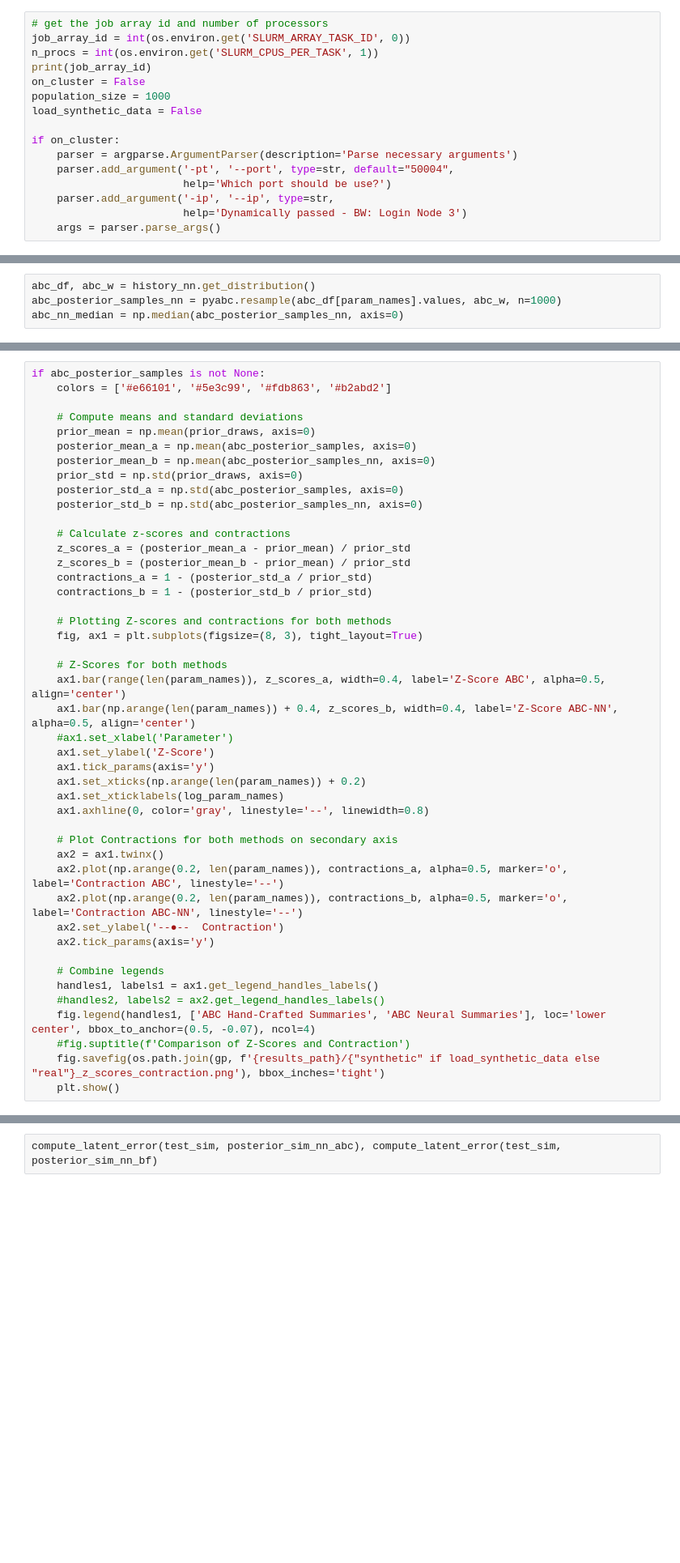
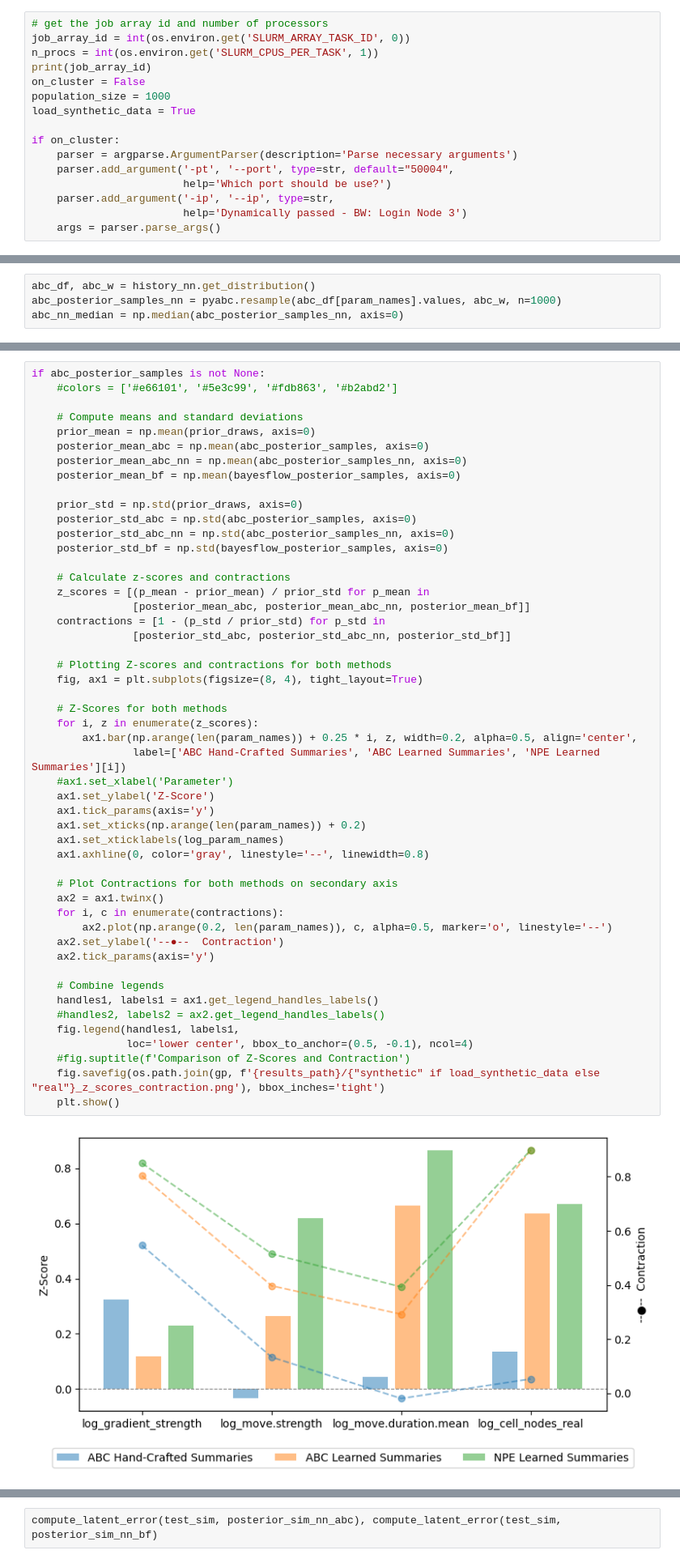
Before and after one commit to arrjon/CellMigration, a Jupyter notebook: learned_summaries/cell_migration_pyabc.ipynb, the cells around one changed output, grey strips where cells are left out. Shown at 81% size. Cells and saved outputs as stored; diff of their text form; blank space fills up the shorter version.

Commit message:
plots updated

```diff
--- a/learned_summaries/cell_migration_pyabc.ipynb
+++ b/learned_summaries/cell_migration_pyabc.ipynb
@@ -24,7 +24,7 @@ n_procs = int(os.environ.get('SLURM_CPUS_PER_TASK', 1))
 print(job_array_id)
 on_cluster = False
 population_size = 1000
-load_synthetic_data = False
+load_synthetic_data = True
 
 if on_cluster:
     parser = argparse.ArgumentParser(description='Parse necessary arguments')
@@ -484,46 +527,53 @@ plt.show()
 # %%
 if abc_posterior_samples is not None:
-    colors = ['#e66101', '#5e3c99', '#fdb863', '#b2abd2']
+    #colors = ['#e66101', '#5e3c99', '#fdb863', '#b2abd2']
 
     # Compute means and standard deviations
     prior_mean = np.mean(prior_draws, axis=0)
-    posterior_mean_a = np.mean(abc_posterior_samples, axis=0)
-    posterior_mean_b = np.mean(abc_posterior_samples_nn, axis=0)
+    posterior_mean_abc = np.mean(abc_posterior_samples, axis=0)
+    posterior_mean_abc_nn = np.mean(abc_posterior_samples_nn, axis=0)
+    posterior_mean_bf = np.mean(bayesflow_posterior_samples, axis=0)
+
     prior_std = np.std(prior_draws, axis=0)
-    posterior_std_a = np.std(abc_posterior_samples, axis=0)
-    posterior_std_b = np.std(abc_posterior_samples_nn, axis=0)
+    posterior_std_abc = np.std(abc_posterior_samples, axis=0)
+    posterior_std_abc_nn = np.std(abc_posterior_samples_nn, axis=0)
+    posterior_std_bf = np.std(bayesflow_posterior_samples, axis=0)
 
     # Calculate z-scores and contractions
-    z_scores_a = (posterior_mean_a - prior_mean) / prior_std
-    z_scores_b = (posterior_mean_b - prior_mean) / prior_std
-    contractions_a = 1 - (posterior_std_a / prior_std)
-    contractions_b = 1 - (posterior_std_b / prior_std)
+    z_scores = [(p_mean - prior_mean) / prior_std for p_mean in
+                [posterior_mean_abc, posterior_mean_abc_nn, posterior_mean_bf]]
+    contractions = [1 - (p_std / prior_std) for p_std in
+                [posterior_std_abc, posterior_std_abc_nn, posterior_std_bf]]
 
     # Plotting Z-scores and contractions for both methods
-    fig, ax1 = plt.subplots(figsize=(8, 3), tight_layout=True)
+    fig, ax1 = plt.subplots(figsize=(8, 4), tight_layout=True)
 
     # Z-Scores for both methods
-    ax1.bar(range(len(param_names)), z_scores_a, width=0.4, label='Z-Score ABC', alpha=0.5, align='center')
-    ax1.bar(np.arange(len(param_names)) + 0.4, z_scores_b, width=0.4, label='Z-Score ABC-NN', alpha=0.5, align='center')
+    for i, z in enumerate(z_scores):
+        ax1.bar(np.arange(len(param_names)) + 0.25 * i, z, width=0.2, alpha=0.5, align='center',
+                label=['ABC Hand-Crafted Summaries', 'ABC Learned Summaries', 'NPE Learned Summaries'][i])
     #ax1.set_xlabel('Parameter')
     ax1.set_ylabel('Z-Score')
     ax1.tick_params(axis='y')
     ax1.set_xticks(np.arange(len(param_names)) + 0.2)
     ax1.set_xticklabels(log_param_names)
     ax1.axhline(0, color='gray', linestyle='--', linewidth=0.8)
 
     # Plot Contractions for both methods on secondary axis
     ax2 = ax1.twinx()
-    ax2.plot(np.arange(0.2, len(param_names)), contractions_a, alpha=0.5, marker='o', label='Contraction ABC', linestyle='--')
-    ax2.plot(np.arange(0.2, len(param_names)), contractions_b, alpha=0.5, marker='o', label='Contraction ABC-NN', linestyle='--')
+    for i, c in enumerate(contractions):
+        ax2.plot(np.arange(0.2, len(param_names)), c, alpha=0.5, marker='o', linestyle='--')
     ax2.set_ylabel('--●--  Contraction')
     ax2.tick_params(axis='y')
 
     # Combine legends
     handles1, labels1 = ax1.get_legend_handles_labels()
     #handles2, labels2 = ax2.get_legend_handles_labels()
-    fig.legend(handles1, ['ABC Hand-Crafted Summaries', 'ABC Neural Summaries'], loc='lower center', bbox_to_anchor=(0.5, -0.07), ncol=4)
+    fig.legend(handles1, labels1,
+               loc='lower center', bbox_to_anchor=(0.5, -0.1), ncol=4)
     #fig.suptitle(f'Comparison of Z-Scores and Contraction')
     fig.savefig(os.path.join(gp, f'{results_path}/{"synthetic" if load_synthetic_data else "real"}_z_scores_contraction.png'), bbox_inches='tight')
     plt.show()
+# %% [output]
+[figure, added]
 # %%
```
Also changed, not shown: parts of 17 cells of this notebook, 11 other files.
